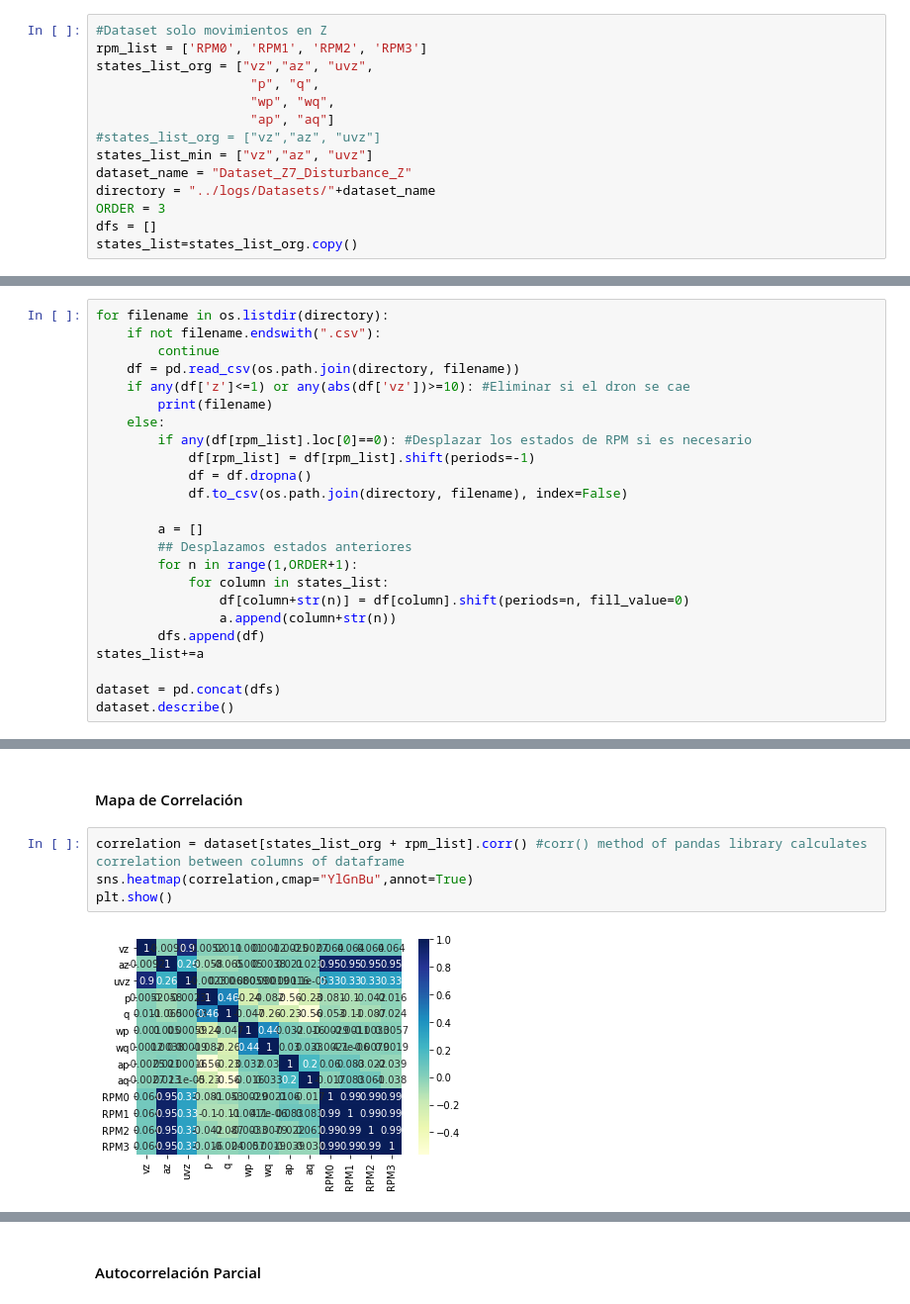
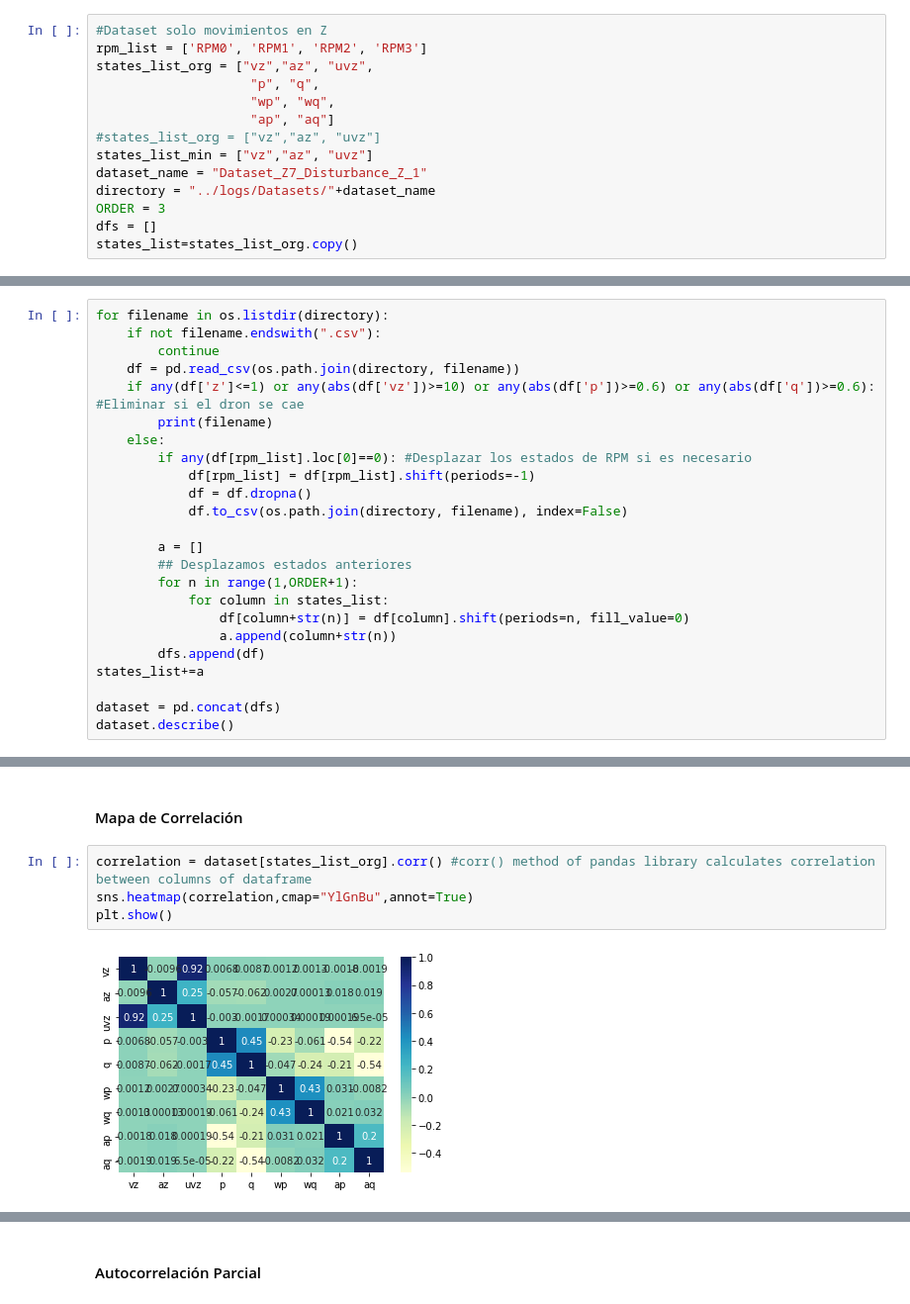
Before and after one commit to Mrjarkos/Pybullet_Deep_Learning_Drone_Controller, a Jupyter notebook: notebooks/Dataset_Z_Exploration.ipynb, the cells around one changed output, grey strips where cells are left out. Shown at 99% size. Cells and saved outputs as stored; diff of their text form.

```diff
--- a/notebooks/Dataset_Z_Exploration.ipynb
+++ b/notebooks/Dataset_Z_Exploration.ipynb
@@ -30,7 +30,7 @@ states_list_org = ["vz","az", "uvz",
                     "ap", "aq"]
 #states_list_org = ["vz","az", "uvz"]
 states_list_min = ["vz","az", "uvz"]
-dataset_name = "Dataset_Z7_Disturbance_Z"
+dataset_name = "Dataset_Z7_Disturbance_Z_1"
 directory = "../logs/Datasets/"+dataset_name
 ORDER = 3
 dfs = []
@@ -43,7 +43,7 @@ for filename in os.listdir(directory):
     if not filename.endswith(".csv"):
         continue
     df = pd.read_csv(os.path.join(directory, filename))
-    if any(df['z']<=1) or any(abs(df['vz'])>=10): #Eliminar si el dron se cae
+    if any(df['z']<=1) or any(abs(df['vz'])>=10) or any(abs(df['p'])>=0.6) or any(abs(df['q'])>=0.6): #Eliminar si el dron se cae
         print(filename)
     else:
         if any(df[rpm_list].loc[0]==0): #Desplazar los estados de RPM si es necesario
@@ -285,8 +323,8 @@ dataset.describe()
 # %% [markdown]
 #### Mapa de Correlación
 # %%
-correlation = dataset[states_list_org + rpm_list].corr() #corr() method of pandas library calculates correlation between columns of dataframe
+correlation = dataset[states_list_org].corr() #corr() method of pandas library calculates correlation between columns of dataframe
 sns.heatmap(correlation,cmap="YlGnBu",annot=True)
 plt.show()
 # %% [output]
-[figure, old version]
+[figure, new version]
```
Also changed, not shown: parts of 21 cells of this notebook, 54 other files.
